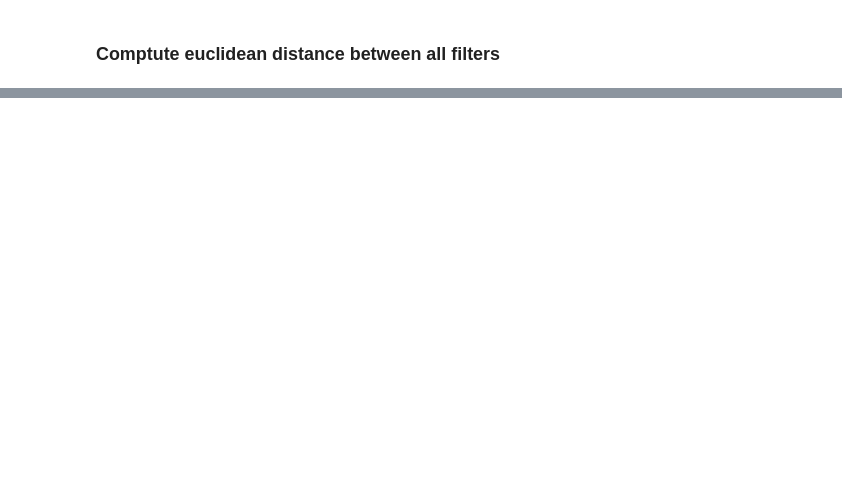
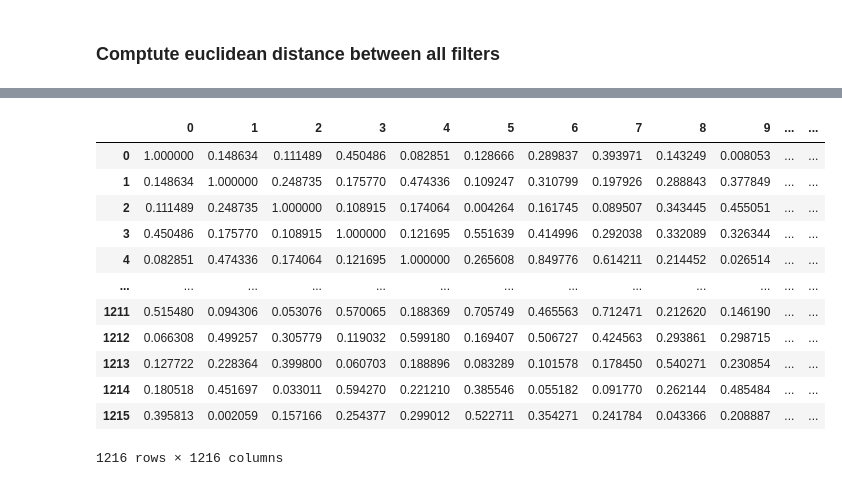
Before and after one commit to janulm/deep-learning-advanced-initialization, a Jupyter notebook: weight_visualization.ipynb, the cells around one changed output, grey strips where cells are left out. Cells and saved outputs as stored; diff of their text form; code cells hidden in the pictures; blank space fills up the shorter version.

```diff
--- a/weight_visualization.ipynb
+++ b/weight_visualization.ipynb
@@ -180,0 +182,17 @@ plt.scatter(np.linspace(0,255,256),np.array(euc_dist).T[150])
+# %%
+import pandas as pd
+pd.DataFrame(pcs)
+# %% [output]
+|  | 0 | 1 | 2 | 3 | 4 | 5 | 6 | 7 | 8 | 9 | ... | ... |
+| 0 | 1.000000 | 0.148634 | 0.111489 | 0.450486 | 0.082851 | 0.128666 | 0.289837 | 0.393971 | 0.143249 | 0.008053 | ... | ... |
+| 1 | 0.148634 | 1.000000 | 0.248735 | 0.175770 | 0.474336 | 0.109247 | 0.310799 | 0.197926 | 0.288843 | 0.377849 | ... | ... |
+| 2 | 0.111489 | 0.248735 | 1.000000 | 0.108915 | 0.174064 | 0.004264 | 0.161745 | 0.089507 | 0.343445 | 0.455051 | ... | ... |
+| 3 | 0.450486 | 0.175770 | 0.108915 | 1.000000 | 0.121695 | 0.551639 | 0.414996 | 0.292038 | 0.332089 | 0.326344 | ... | ... |
+| 4 | 0.082851 | 0.474336 | 0.174064 | 0.121695 | 1.000000 | 0.265608 | 0.849776 | 0.614211 | 0.214452 | 0.026514 | ... | ... |
+| ... | ... | ... | ... | ... | ... | ... | ... | ... | ... | ... | ... | ... |
+| 1211 | 0.515480 | 0.094306 | 0.053076 | 0.570065 | 0.188369 | 0.705749 | 0.465563 | 0.712471 | 0.212620 | 0.146190 | ... | ... |
+| 1212 | 0.066308 | 0.499257 | 0.305779 | 0.119032 | 0.599180 | 0.169407 | 0.506727 | 0.424563 | 0.293861 | 0.298715 | ... | ... |
+| 1213 | 0.127722 | 0.228364 | 0.399800 | 0.060703 | 0.188896 | 0.083289 | 0.101578 | 0.178450 | 0.540271 | 0.230854 | ... | ... |
+| 1214 | 0.180518 | 0.451697 | 0.033011 | 0.594270 | 0.221210 | 0.385546 | 0.055182 | 0.091770 | 0.262144 | 0.485484 | ... | ... |
+| 1215 | 0.395813 | 0.002059 | 0.157166 | 0.254377 | 0.299012 | 0.522711 | 0.354271 | 0.241784 | 0.043366 | 0.208887 | ... | ... |
+1216 rows × 1216 columns
```
Also changed, not shown: parts of 22 cells of this notebook.
